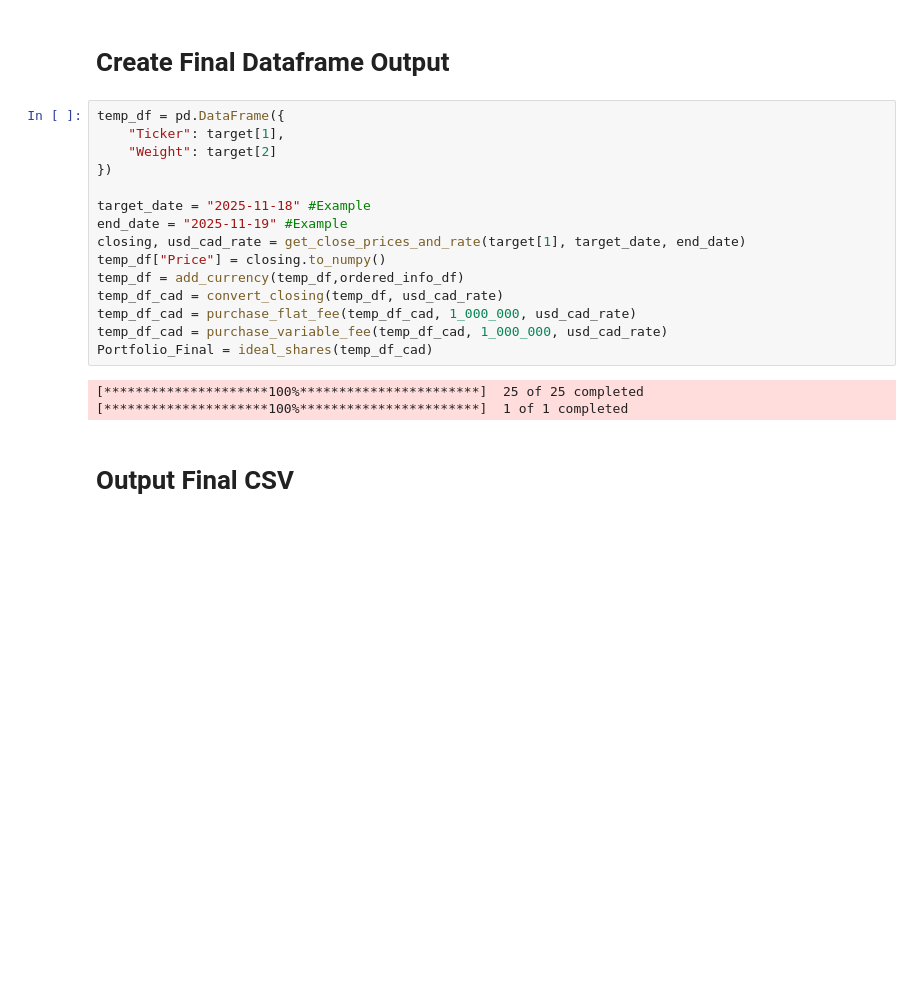
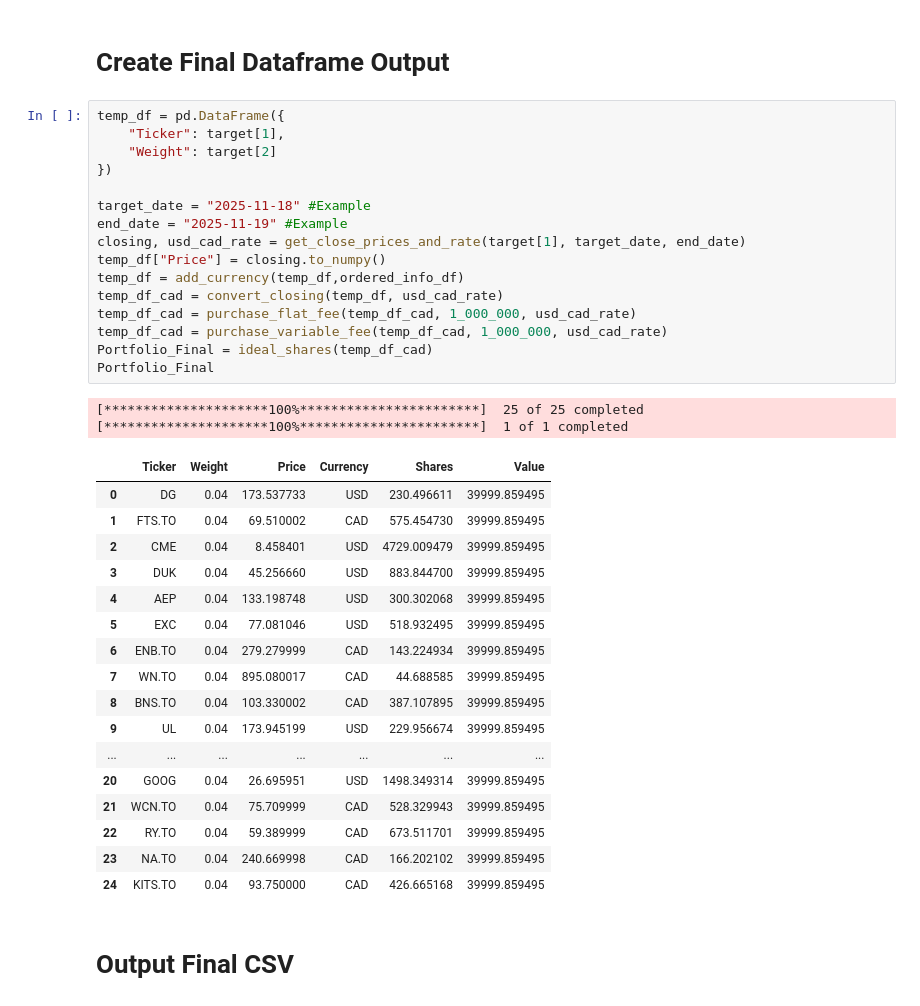
Before and after one commit to neilhaoyuan/risk-constrained-portfolio-optimizer, a Jupyter notebook: Team_15_Assignment.ipynb, the cells around one changed output. Drawn from its saved outputs; the diff is of its cells as text; blank space fills up the shorter version.

```diff
--- a/Team_15_Assignment.ipynb
+++ b/Team_15_Assignment.ipynb
@@ -783,21 +783,39 @@ def convert_closing(df, exchange_rate):
 # %%
 temp_df = pd.DataFrame({
     "Ticker": target[1],
     "Weight": target[2]
 })
 
 target_date = "2025-11-18" #Example
 end_date = "2025-11-19" #Example
 closing, usd_cad_rate = get_close_prices_and_rate(target[1], target_date, end_date)
 temp_df["Price"] = closing.to_numpy()
 temp_df = add_currency(temp_df,ordered_info_df)
 temp_df_cad = convert_closing(temp_df, usd_cad_rate)
 temp_df_cad = purchase_flat_fee(temp_df_cad, 1_000_000, usd_cad_rate)
 temp_df_cad = purchase_variable_fee(temp_df_cad, 1_000_000, usd_cad_rate)
 Portfolio_Final = ideal_shares(temp_df_cad)
+Portfolio_Final
 # %% [output]
 [*********************100%***********************]  25 of 25 completed
 [*********************100%***********************]  1 of 1 completed
+|  | Ticker | Weight | Price | Currency | Shares | Value |
+| 0 | DG | 0.04 | 173.537733 | USD | 230.496611 | 39999.859495 |
+| 1 | FTS.TO | 0.04 | 69.510002 | CAD | 575.454730 | 39999.859495 |
+| 2 | CME | 0.04 | 8.458401 | USD | 4729.009479 | 39999.859495 |
+| 3 | DUK | 0.04 | 45.256660 | USD | 883.844700 | 39999.859495 |
+| 4 | AEP | 0.04 | 133.198748 | USD | 300.302068 | 39999.859495 |
+| 5 | EXC | 0.04 | 77.081046 | USD | 518.932495 | 39999.859495 |
+| 6 | ENB.TO | 0.04 | 279.279999 | CAD | 143.224934 | 39999.859495 |
+| 7 | WN.TO | 0.04 | 895.080017 | CAD | 44.688585 | 39999.859495 |
+| 8 | BNS.TO | 0.04 | 103.330002 | CAD | 387.107895 | 39999.859495 |
+| 9 | UL | 0.04 | 173.945199 | USD | 229.956674 | 39999.859495 |
+| ... | ... | ... | ... | ... | ... | ... |
+| 20 | GOOG | 0.04 | 26.695951 | USD | 1498.349314 | 39999.859495 |
+| 21 | WCN.TO | 0.04 | 75.709999 | CAD | 528.329943 | 39999.859495 |
+| 22 | RY.TO | 0.04 | 59.389999 | CAD | 673.511701 | 39999.859495 |
+| 23 | NA.TO | 0.04 | 240.669998 | CAD | 166.202102 | 39999.859495 |
+| 24 | KITS.TO | 0.04 | 93.750000 | CAD | 426.665168 | 39999.859495 |
 # %% [markdown]
 # Output Final CSV
 # %%
```
Also changed, not shown: parts of 2 cells of this notebook.
